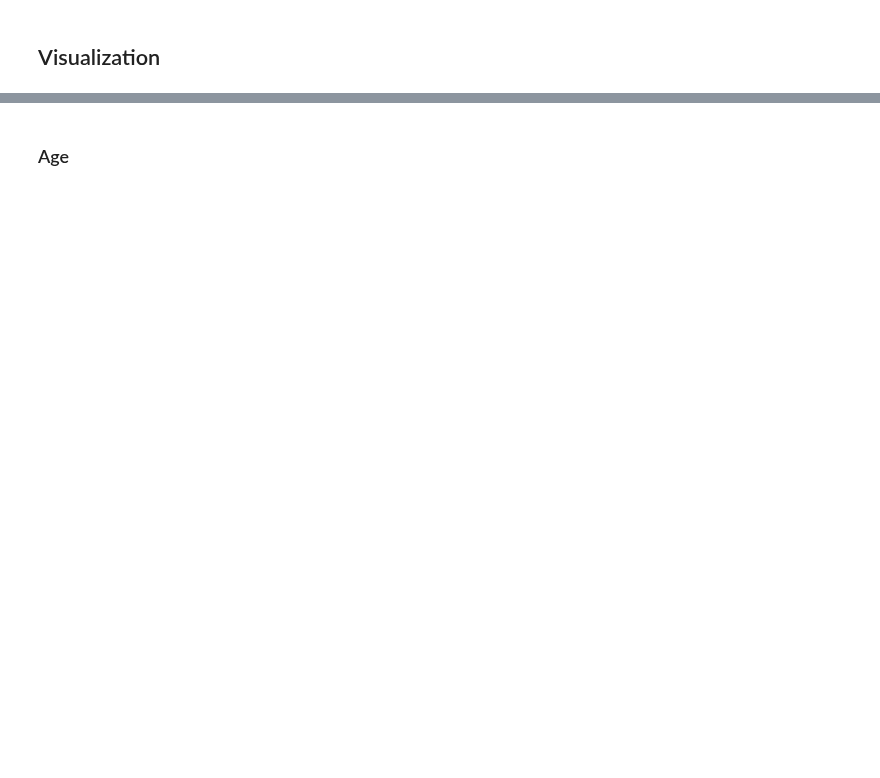
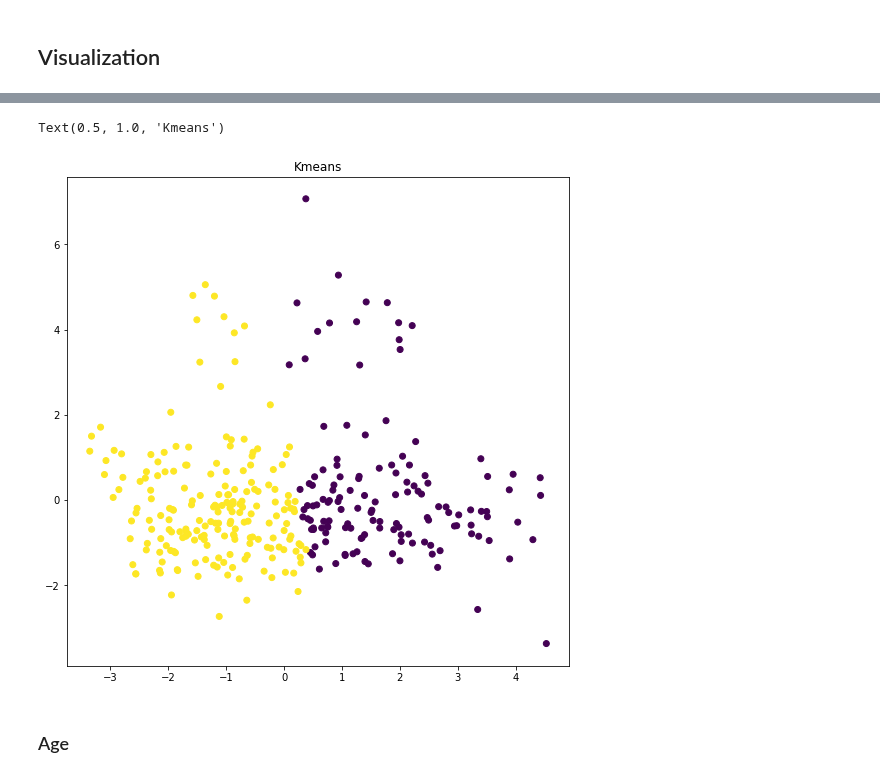
Before and after one commit to Educorreia932/FEUP-AC, a Jupyter notebook: Data Mining Project/notebooks/processing.ipynb, the cells around one changed output, grey strips where cells are left out. Drawn from its saved outputs; the diff is of its cells as text; code cells hidden in the pictures; blank space fills up the shorter version.

```diff
--- a/Data Mining Project/notebooks/processing.ipynb
+++ b/Data Mining Project/notebooks/processing.ipynb
@@ -260,3 +372,28 @@ loan_train_df
+# %%
+import matplotlib.pyplot as plt
+import numpy as np
+
+from sklearn.decomposition import PCA
+from sklearn.cluster import KMeans
+from sklearn import metrics
+from sklearn.preprocessing import StandardScaler
+
+X = loan_train_df
+# X = loan_train_df[['age', 'payments']]
+y = loan_train_df["status"]
+
+X = StandardScaler().fit_transform(X)
+X = PCA(n_components=2, random_state=RANDOM_STATE).fit_transform(X)
+db = KMeans(n_clusters=2, random_state=RANDOM_STATE).fit_predict(X)
+
+# Plot result
+plt.figure(figsize=(9, 9))
+plt.subplot()
+plt.scatter(X[:, 0], X[:, 1], c=db)
+plt.title("Kmeans")
+# %% [output]
+Text(0.5, 1.0, 'Kmeans')
+[figure, added]
 # %% [markdown]
 ### Age
 # %%
```
Also changed, not shown: parts of 14 cells of this notebook.
